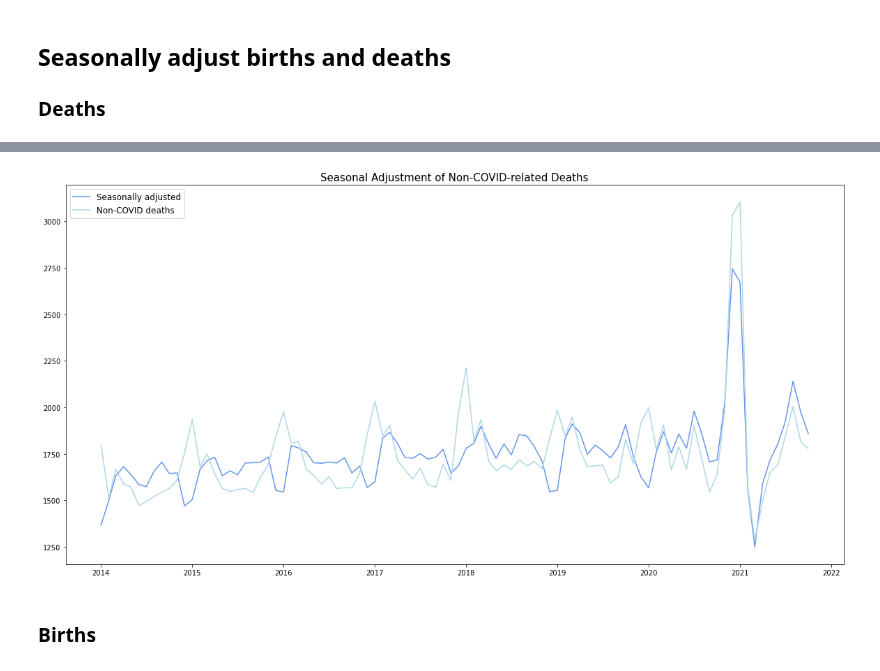
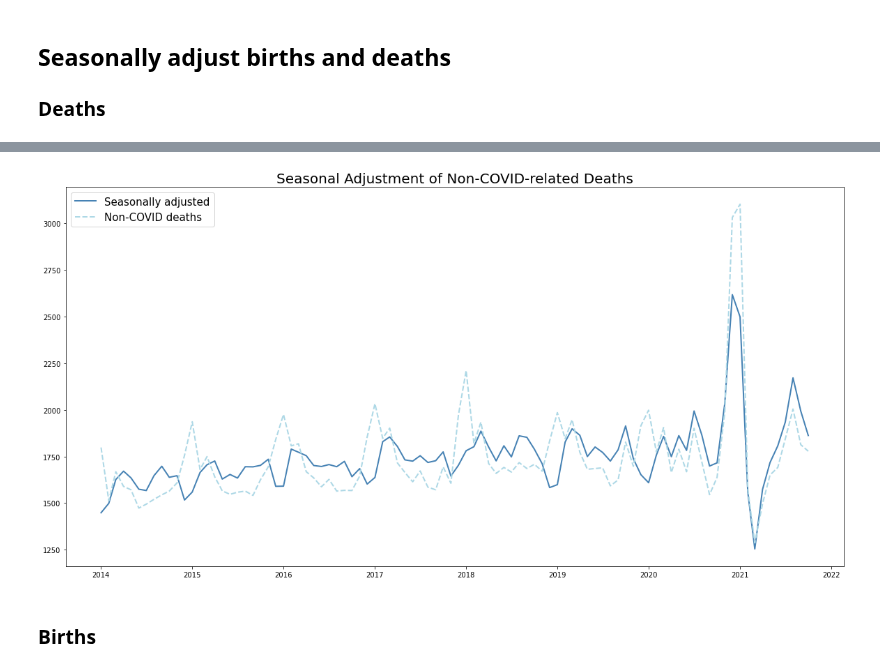
Before and after one commit to anushnap/data512-project, a Jupyter notebook: src/mortality_fertility_analysis.ipynb, the cells around one changed output, grey strips where cells are left out. Cells and saved outputs as stored; diff of their text form; code cells hidden in the pictures.

Commit message:
changed seasonal adjustment to multiplicative

```diff
--- a/src/mortality_fertility_analysis.ipynb
+++ b/src/mortality_fertility_analysis.ipynb
@@ -284,11 +283,11 @@ plt.savefig(os.path.join(RESULTS_PATH, 'oc_accidents-suicides.jpg'))
 oc_df.set_index('date', inplace = True)
 oc_df = oc_df.asfreq('MS')
 # %%
-sa_deaths = sm.tsa.seasonal_decompose(oc_df.non_covid_deaths)
+sa_deaths = sm.tsa.seasonal_decompose(oc_df.non_covid_deaths, model = 'multiplicative')
 
 # Extract the trend and seasonal components
 deaths_trend = sa_deaths.trend
 deaths_seasonal = sa_deaths.seasonal
 
 # Construct the seasonally adjusted series
-deaths_adjusted = (oc_df.non_covid_deaths - sa_deaths.seasonal).rename('sa_deaths')
+deaths_adjusted = (oc_df.non_covid_deaths / sa_deaths.seasonal).rename('sa_deaths')
@@ -295,14 +310,14 @@ deaths_adjusted = (oc_df.non_covid_deaths - sa_deaths.seasonal).rename('sa_death
 # %%
 fig = plt.figure(figsize = (20, 10))
-plt.plot(deaths_adjusted, c = 'cornflowerblue', label = 'Seasonally adjusted')
-plt.plot(oc_df['non_covid_deaths'], c = 'lightblue', label = 'Non-COVID deaths')
-plt.title('Seasonal Adjustment of Non-COVID-related Deaths', fontsize = 15)
-plt.legend(fontsize = 12)
+plt.plot(deaths_adjusted, c = 'steelblue', label = 'Seasonally adjusted', linewidth = 2)
+plt.plot(oc_df['non_covid_deaths'], c = 'lightblue', label = 'Non-COVID deaths', linewidth = 2, linestyle = '--')
+plt.title('Seasonal Adjustment of Non-COVID-related Deaths', fontsize = 20)
+plt.legend(fontsize = 15)
 
 # Save figure into the results folder
 plt.savefig(os.path.join(RESULTS_PATH, 'deaths_seasonal-adjustment.jpg'))
 # %% [output]
-[figure, old version]
+[figure, new version]
 # %% [markdown]
 ### Births
 # %%
```
Also changed, not shown: parts of 3 cells of this notebook.
